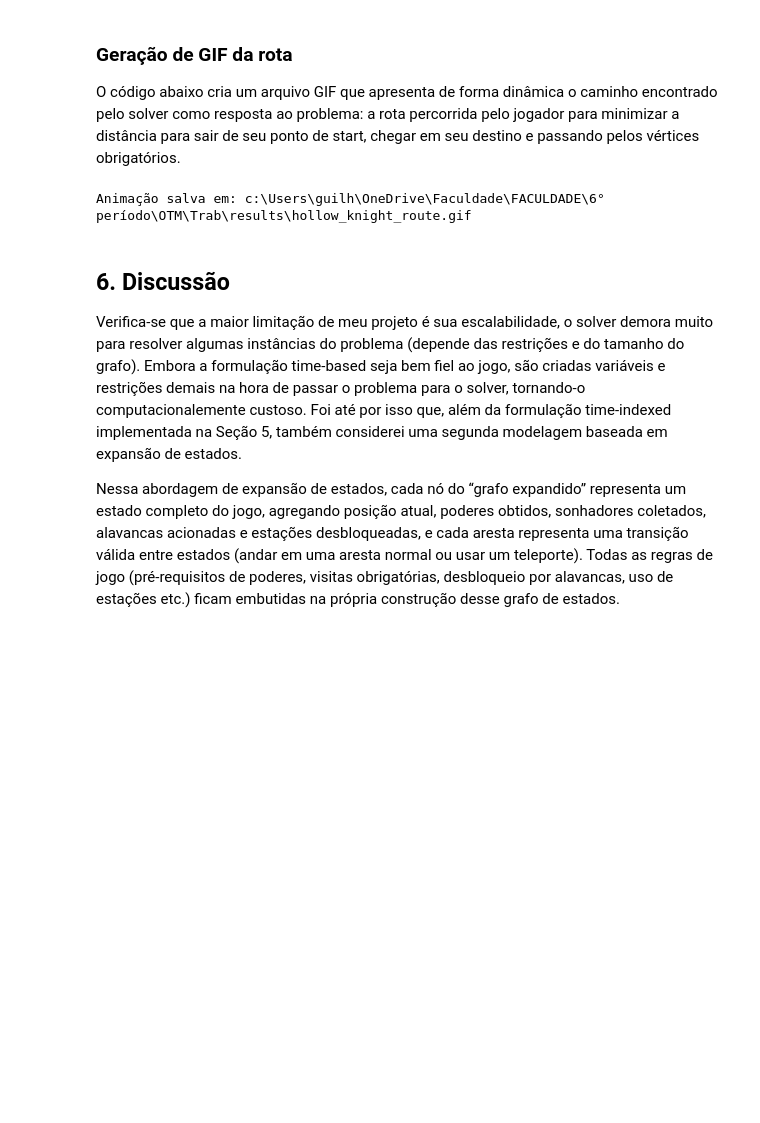
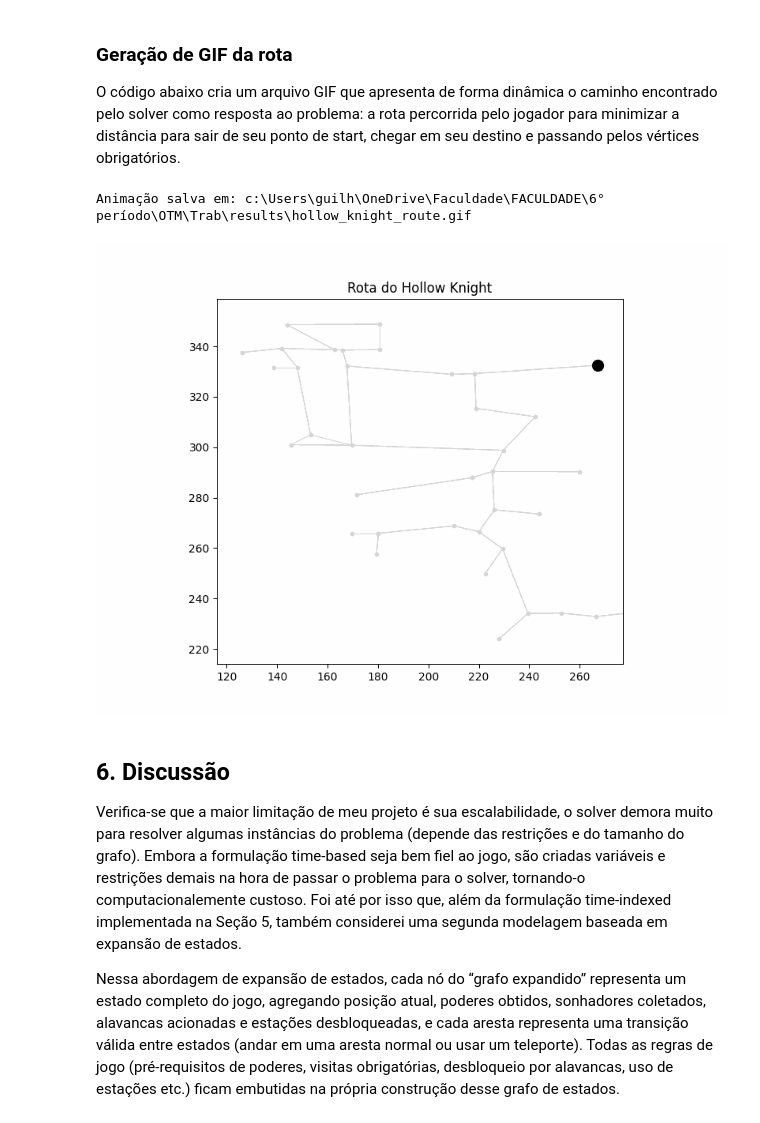
Before and after one commit to guilherme-hu/OTM, a Jupyter notebook: main.ipynb, the cells around one changed output. Cells and saved outputs as stored; diff of their text form; code cells hidden in the pictures; blank space fills up the shorter version.

```diff
--- a/main.ipynb
+++ b/main.ipynb
@@ -1907,33 +1924,36 @@ ax.set_aspect("equal", adjustable="box")
 ax.set_xlim(min(xs) - 10, max(xs) + 10)
 ax.set_ylim(min(ys) - 10, max(ys) + 10)
 ax.set_title("Rota do Hollow Knight")
 
 def init():
     head_plot.set_data([], [])
     path_plot.set_data([], [])
     return head_plot, path_plot
 
 def animate(i):
     # i vai de 0 até len(rota_clean)-1
     x = xs[i]
     y = ys[i]
     head_plot.set_data([x], [y])
     # desenha o caminho já percorrido
     path_plot.set_data(xs[: i + 1], ys[: i + 1])
     return head_plot, path_plot
 
 frames = len(rota_clean)
 anim = animation.FuncAnimation(
     fig, animate, init_func=init,
     frames=frames, interval=400, blit=True
 )
 
 # salvar GIF
 out_gif = STATE_OUT_DIR / "hollow_knight_route.gif"
 anim.save(str(out_gif), writer="pillow", fps=5)
 print("Animação salva em:", out_gif)
+
+display(Image(filename=str(out_gif)))
 # %% [output]
 Animação salva em: c:\Users\guilh\OneDrive\Faculdade\FACULDADE\6° período\OTM\Trab\results\hollow_knight_route.gif
+[figure, added]
 # %% [markdown]
 ## 6. Discussão
 
```
Also changed, not shown: parts of 11 cells of this notebook, 1 other file.
